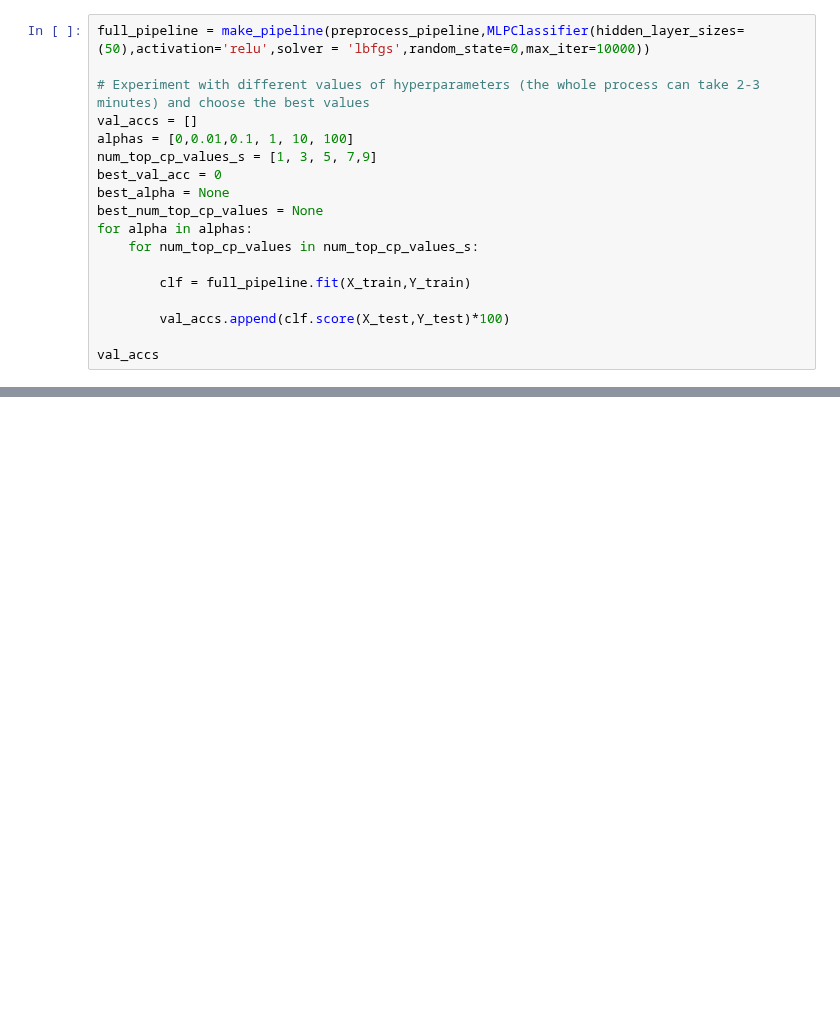
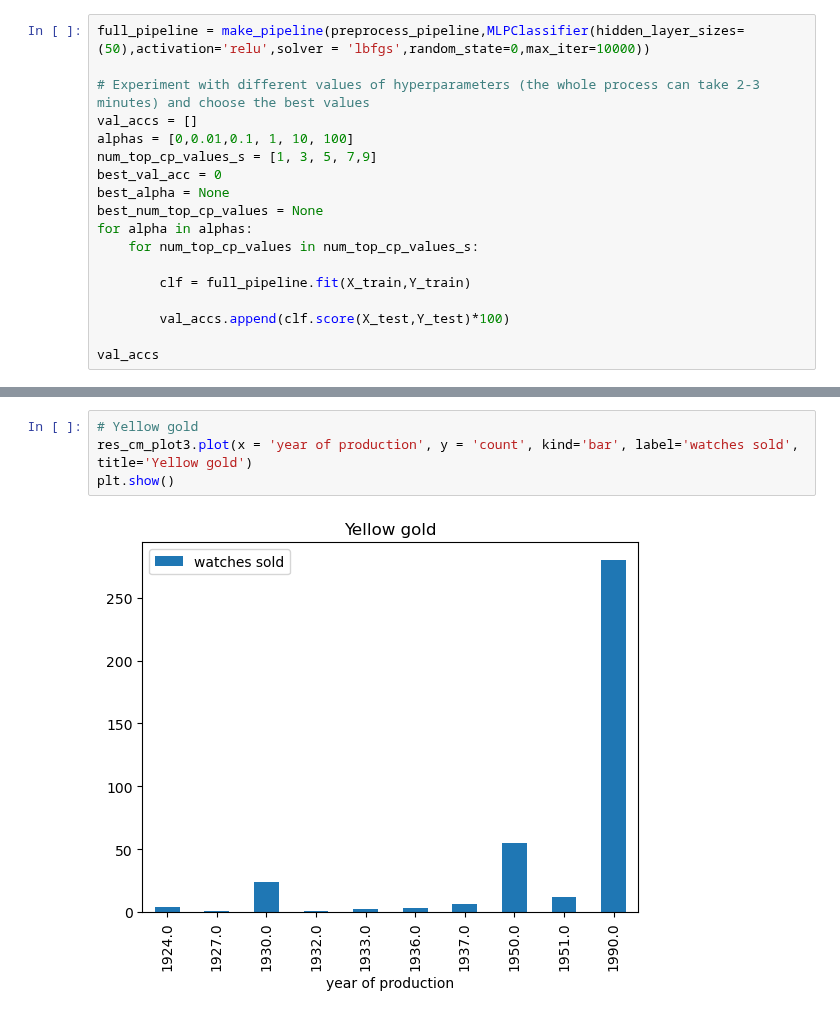
Before and after one commit to baonhat1802/Project-Programming-DS, a Jupyter notebook: Project/test.ipynb, the cells around one changed output, grey strips where cells are left out. Drawn from its saved outputs; the diff is of its cells as text; blank space fills up the shorter version.

```diff
--- a/Project/test.ipynb
+++ b/Project/test.ipynb
@@ -347,0 +574,6 @@ val_accs
+# %%
+# Yellow gold
+res_cm_plot3.plot(x = 'year of production', y = 'count', kind='bar', label='watches sold', title='Yellow gold')
+plt.show()
+# %% [output]
+[figure, added]
```
Also changed, not shown: parts of 32 cells of this notebook.
